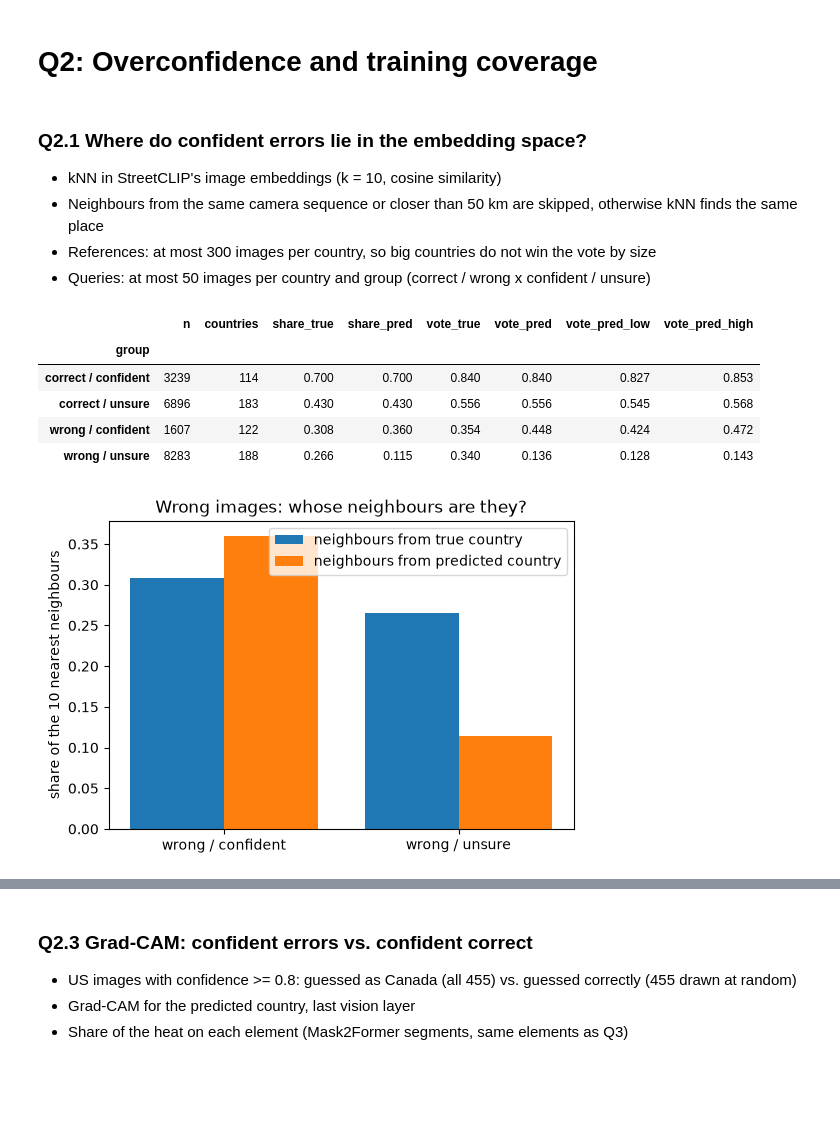
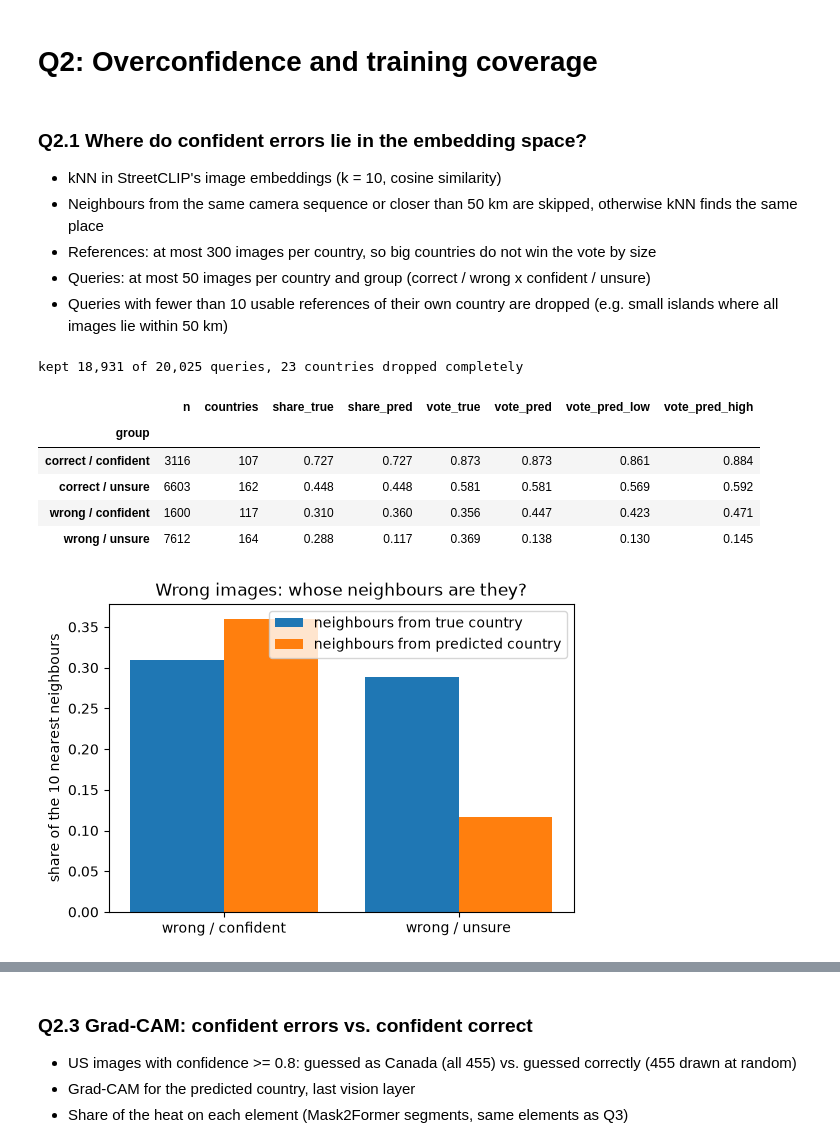
Before and after one commit to mhammer3366/ai_and_visualisation_OpenSI, a Jupyter notebook: notebooks/phase2_Human.ipynb, the cells around one changed output, grey strips where cells are left out. Drawn from its saved outputs; the diff is of its cells as text; code cells hidden in the pictures; blank space fills up the shorter version.

Commit message:
adjusting Q2 plots, i.e. adding more and better plots for better insight, adding the findings of the new and old plots aswell; Adding Q4 plots and findings aswell

```diff
--- a/notebooks/phase2_Human.ipynb
+++ b/notebooks/phase2_Human.ipynb
@@ -45,21 +55,24 @@ print(f"{len(preds):,} predictions | model: {info['model']}")
 - Neighbours from the same camera sequence or closer than 50 km are skipped, otherwise kNN finds the same place
 - References: at most 300 images per country, so big countries do not win the vote by size
 - Queries: at most 50 images per country and group (correct / wrong x confident / unsure)
+- Queries with fewer than 10 usable references of their own country are dropped (e.g. small islands where all images lie within 50 km)
 # %%
 emb = q2p.load_embeddings(f"results/shared/{run_name}")
 p = q2p.add_group(usable(preds))
 ref = p.sample(frac=1, random_state=1).groupby("country_id").head(300)
 
 q21 = p.sample(frac=1, random_state=42).groupby(["country_id", "group"]).head(50)
+q21 = q2p.keep_reachable(ref, q21)
 q21 = q2p.knn_columns(q21, q2p.neighbours(emb, ref, q21, min_km=50))
 t21 = q2p.group_table(q21)
 display(t21.round(3))
 q2p.plot_groups(t21)
 # %% [output]
+kept 18,931 of 20,025 queries, 23 countries dropped completely
 |  | n | countries | share_true | share_pred | vote_true | vote_pred | vote_pred_low | vote_pred_high |
 | group |  |  |  |  |  |  |  |  |
-| correct / confident | 3239 | 114 | 0.700 | 0.700 | 0.840 | 0.840 | 0.827 | 0.853 |
-| correct / unsure | 6896 | 183 | 0.430 | 0.430 | 0.556 | 0.556 | 0.545 | 0.568 |
-| wrong / confident | 1607 | 122 | 0.308 | 0.360 | 0.354 | 0.448 | 0.424 | 0.472 |
-| wrong / unsure | 8283 | 188 | 0.266 | 0.115 | 0.340 | 0.136 | 0.128 | 0.143 |
+| correct / confident | 3116 | 107 | 0.727 | 0.727 | 0.873 | 0.873 | 0.861 | 0.884 |
+| correct / unsure | 6603 | 162 | 0.448 | 0.448 | 0.581 | 0.581 | 0.569 | 0.592 |
+| wrong / confident | 1600 | 117 | 0.310 | 0.360 | 0.356 | 0.447 | 0.423 | 0.471 |
+| wrong / unsure | 7612 | 164 | 0.288 | 0.117 | 0.369 | 0.138 | 0.130 | 0.145 |
-[figure, old version]
+[figure, new version]
```
Also changed, not shown: parts of 17 cells of this notebook, 2 other files.
